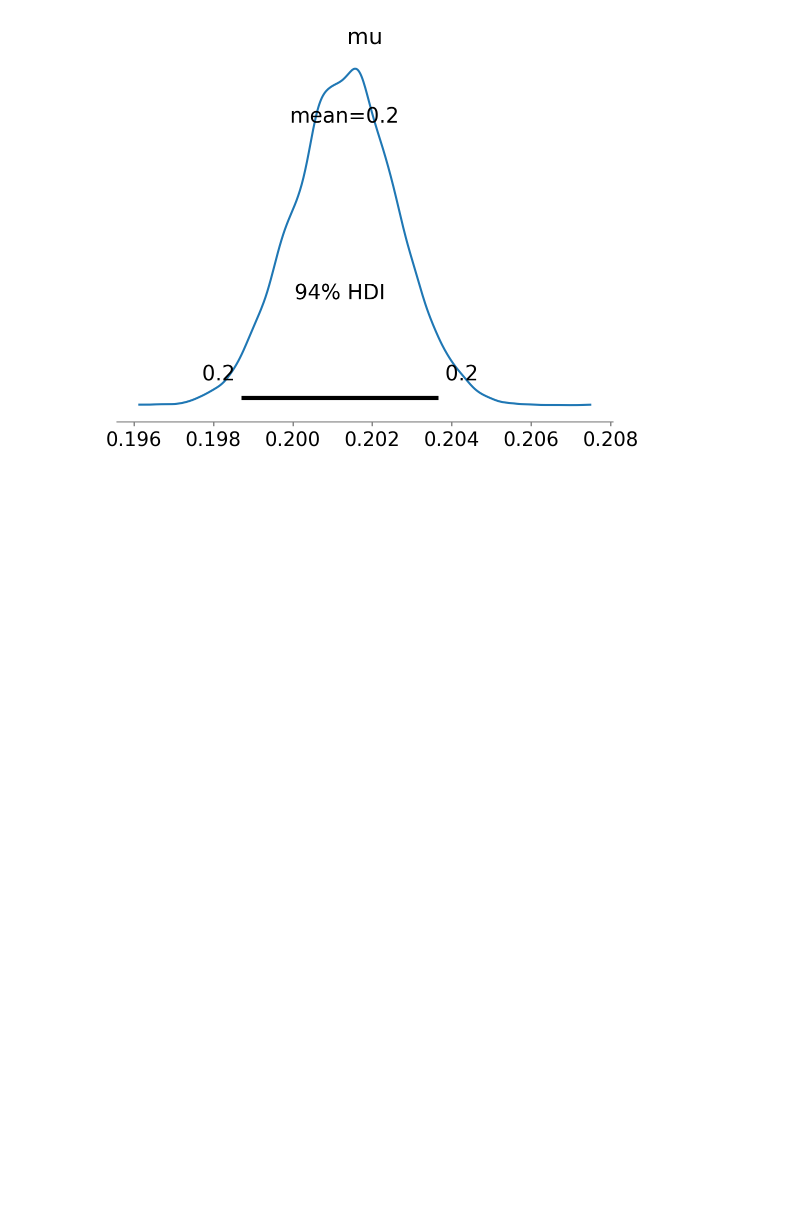
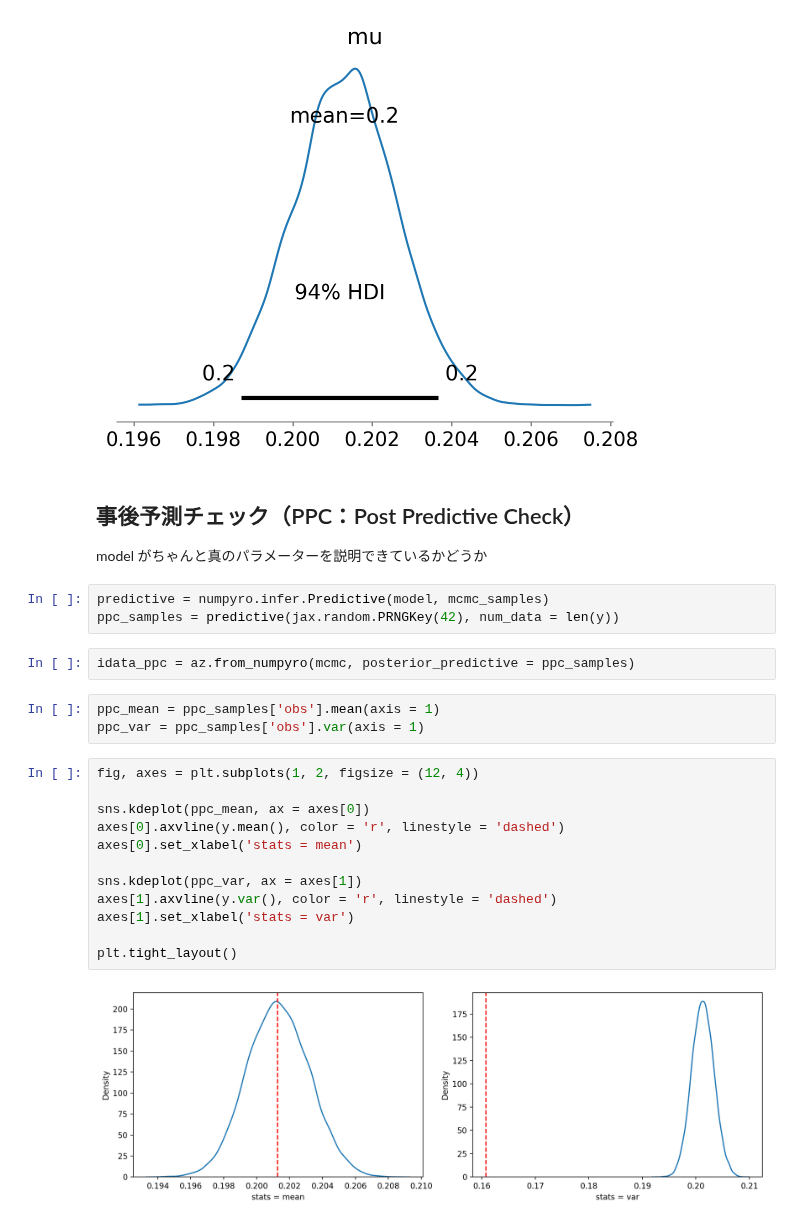
Before and after one commit to kazutax/AB_test, a Jupyter notebook: notebook/004_NumPyro_Sample実行.ipynb, the cells around one changed output. Cells and saved outputs as stored; diff of their text form; blank space fills up the shorter version.

```diff
--- a/notebook/004_NumPyro_Sample実行.ipynb
+++ b/notebook/004_NumPyro_Sample実行.ipynb
@@ -77,3 +77,28 @@ az.plot_posterior(idata)
 # %% [output]
 <Axes: title={'center': 'mu'}>
 [figure]
+# %% [markdown]
+## 事後予測チェック（PPC：Post Predictive Check）
+model がちゃんと真のパラメーターを説明できているかどうか
+# %%
+predictive = numpyro.infer.Predictive(model, mcmc_samples)
+ppc_samples = predictive(jax.random.PRNGKey(42), num_data = len(y))
+# %%
+idata_ppc = az.from_numpyro(mcmc, posterior_predictive = ppc_samples)
+# %%
+ppc_mean = ppc_samples['obs'].mean(axis = 1)
+ppc_var = ppc_samples['obs'].var(axis = 1)
+# %%
+fig, axes = plt.subplots(1, 2, figsize = (12, 4))
+
+sns.kdeplot(ppc_mean, ax = axes[0])
+axes[0].axvline(y.mean(), color = 'r', linestyle = 'dashed')
+axes[0].set_xlabel('stats = mean')
+
+sns.kdeplot(ppc_var, ax = axes[1])
+axes[1].axvline(y.var(), color = 'r', linestyle = 'dashed')
+axes[1].set_xlabel('stats = var')
+
+plt.tight_layout()
+# %% [output]
+[figure, added]
```
Also changed, not shown: parts of 4 cells of this notebook.
